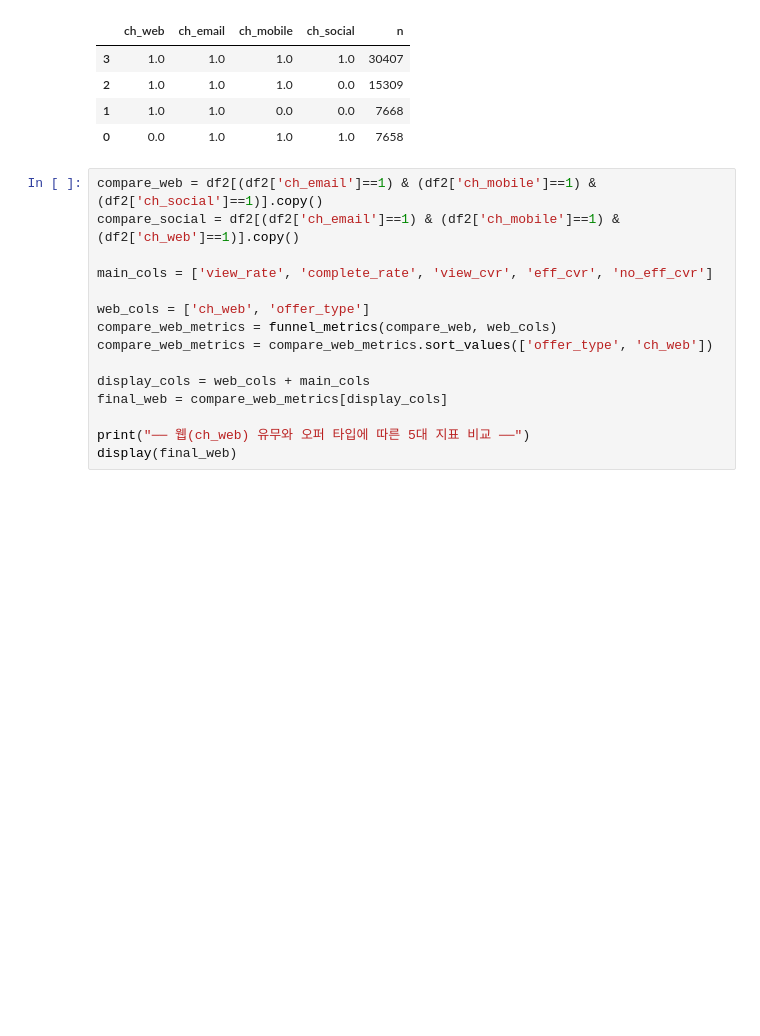
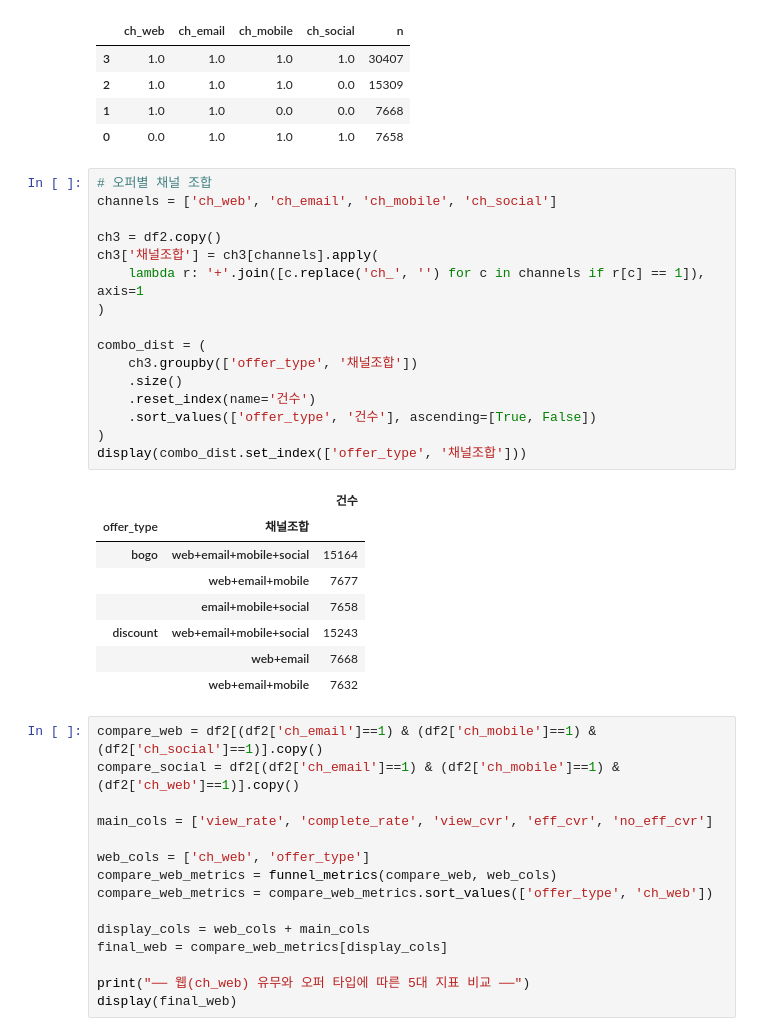
Before and after one commit to rladbstj56/practice_project, a Jupyter notebook: Myun_EDA/03_analysis_final.ipynb, the cells around one changed output. Cells and saved outputs as stored; diff of their text form; blank space fills up the shorter version.

```diff
--- a/Myun_EDA/03_analysis_final.ipynb
+++ b/Myun_EDA/03_analysis_final.ipynb
@@ -1052,6 +1029,31 @@ display(combination)
 | 2 | 1.0 | 1.0 | 1.0 | 0.0 | 15309 |
 | 1 | 1.0 | 1.0 | 0.0 | 0.0 | 7668 |
 | 0 | 0.0 | 1.0 | 1.0 | 1.0 | 7658 |
+# %%
+# 오퍼별 채널 조합
+channels = ['ch_web', 'ch_email', 'ch_mobile', 'ch_social']
+
+ch3 = df2.copy()
+ch3['채널조합'] = ch3[channels].apply(
+    lambda r: '+'.join([c.replace('ch_', '') for c in channels if r[c] == 1]), axis=1
+)
+
+combo_dist = (
+    ch3.groupby(['offer_type', '채널조합'])
+    .size()
+    .reset_index(name='건수')
+    .sort_values(['offer_type', '건수'], ascending=[True, False])
+)
+display(combo_dist.set_index(['offer_type', '채널조합']))
+# %% [output]
+|  |  | 건수 |
+| offer_type | 채널조합 |  |
+| bogo | web+email+mobile+social | 15164 |
+|  | web+email+mobile | 7677 |
+|  | email+mobile+social | 7658 |
+| discount | web+email+mobile+social | 15243 |
+|  | web+email | 7668 |
+|  | web+email+mobile | 7632 |
 # %%
 compare_web = df2[(df2['ch_email']==1) & (df2['ch_mobile']==1) & (df2['ch_social']==1)].copy()
 compare_social = df2[(df2['ch_email']==1) & (df2['ch_mobile']==1) & (df2['ch_web']==1)].copy()
```
Also changed, not shown: parts of 12 cells of this notebook.
